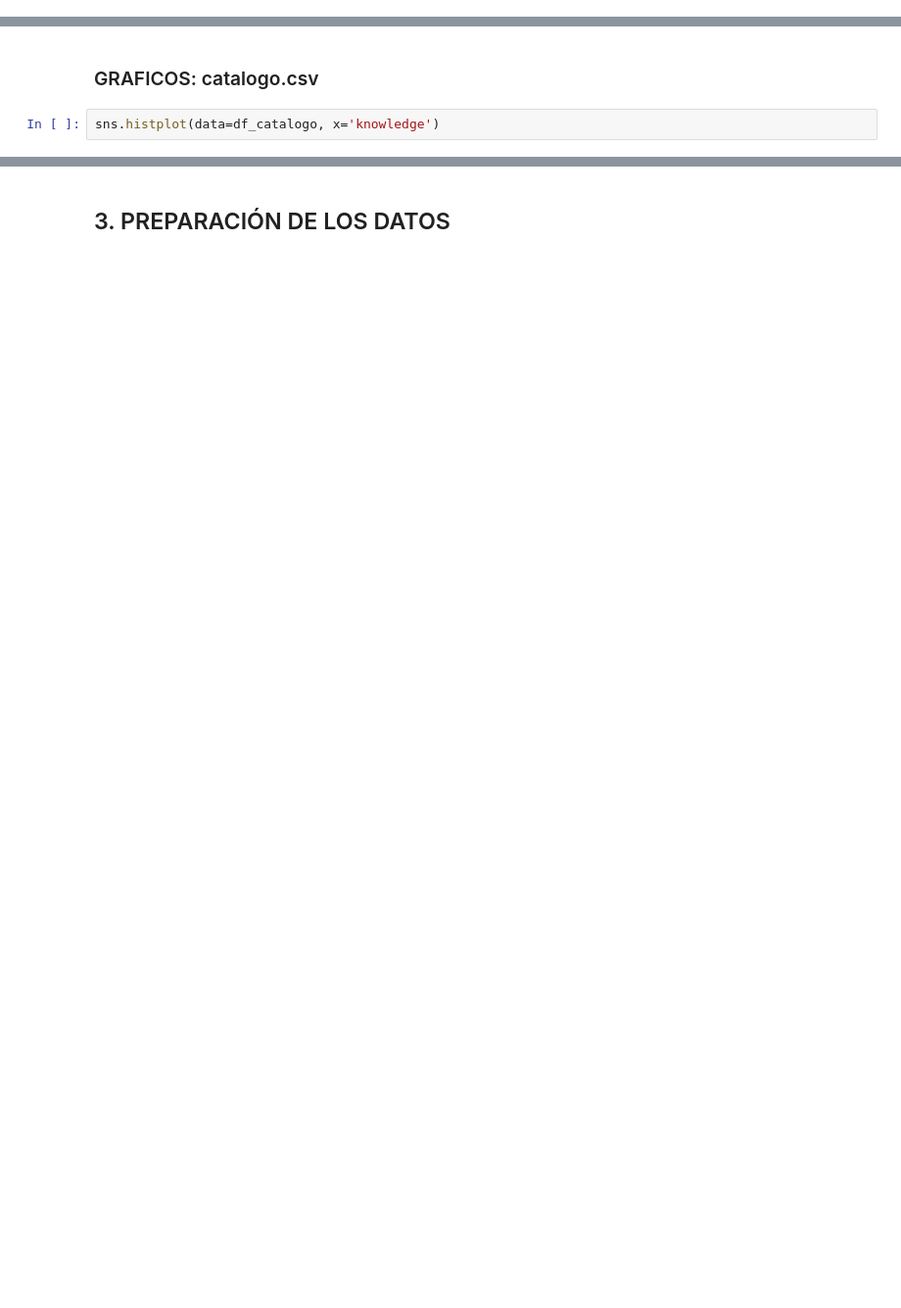
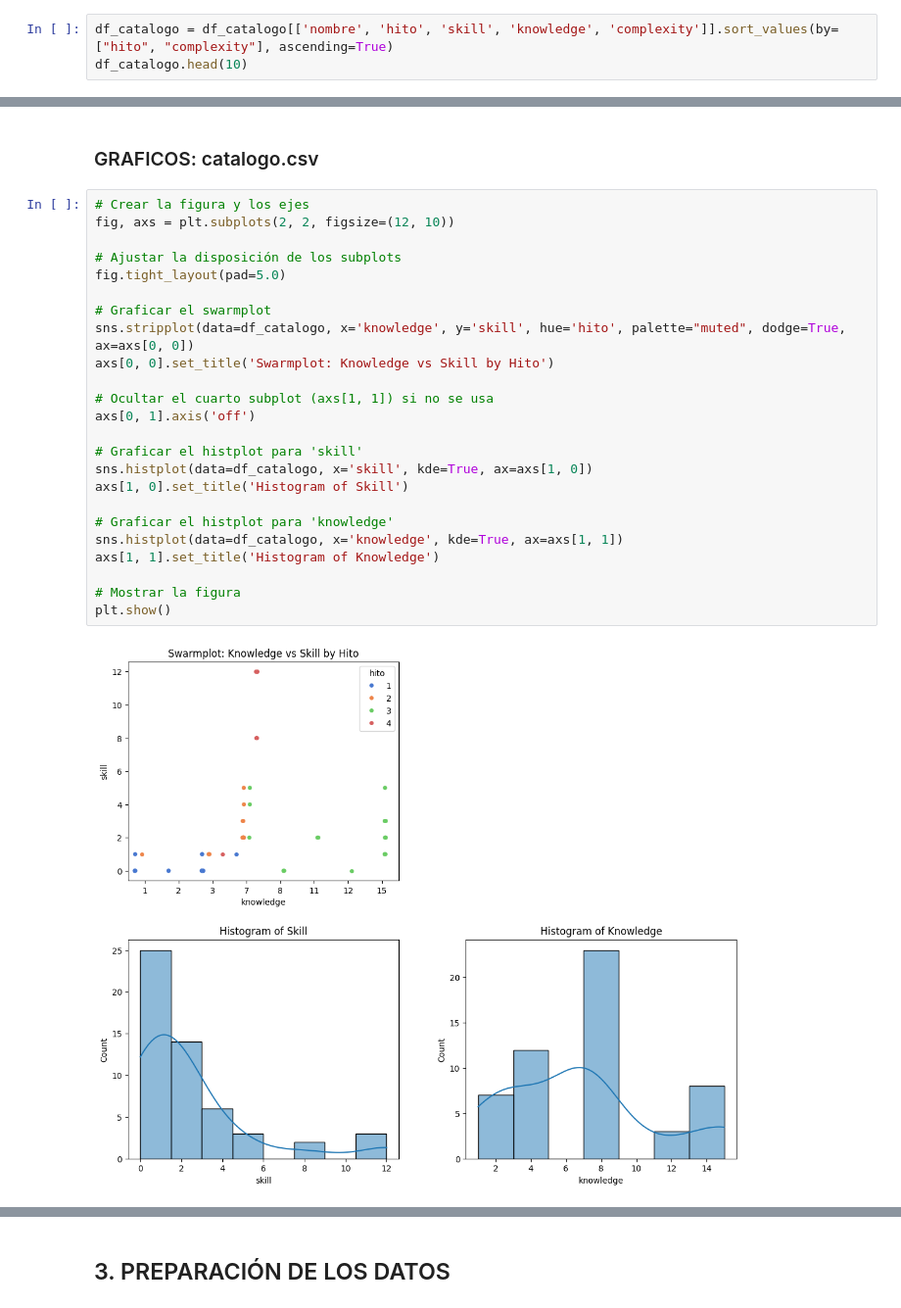
Before and after one commit to edgar-ramxs/RecSysUnab, a Jupyter notebook: RecSysUnab.ipynb, the cells around one changed output, grey strips where cells are left out. Shown at 98% size. Cells and saved outputs as stored; diff of their text form; blank space fills up the shorter version.

```diff
--- a/RecSysUnab.ipynb
+++ b/RecSysUnab.ipynb
@@ -258,0 +455,3 @@ plt.show()
+# %%
+df_catalogo = df_catalogo[['nombre', 'hito', 'skill', 'knowledge', 'complexity']].sort_values(by=["hito", "complexity"], ascending=True)
+df_catalogo.head(10)
@@ -259,5 +540,29 @@ plt.show()
 # %% [markdown]
 ### GRAFICOS: catalogo.csv
-# %%
-sns.histplot(data=df_catalogo, x='knowledge')
+# %%
+# Crear la figura y los ejes
+fig, axs = plt.subplots(2, 2, figsize=(12, 10))
+
+# Ajustar la disposición de los subplots
+fig.tight_layout(pad=5.0)
+
+# Graficar el swarmplot
+sns.stripplot(data=df_catalogo, x='knowledge', y='skill', hue='hito', palette="muted", dodge=True, ax=axs[0, 0])
+axs[0, 0].set_title('Swarmplot: Knowledge vs Skill by Hito')
+
+# Ocultar el cuarto subplot (axs[1, 1]) si no se usa
+axs[0, 1].axis('off')
+
+# Graficar el histplot para 'skill'
+sns.histplot(data=df_catalogo, x='skill', kde=True, ax=axs[1, 0])
+axs[1, 0].set_title('Histogram of Skill')
+
+# Graficar el histplot para 'knowledge'
+sns.histplot(data=df_catalogo, x='knowledge', kde=True, ax=axs[1, 1])
+axs[1, 1].set_title('Histogram of Knowledge')
+
+# Mostrar la figura
+plt.show()
+# %% [output]
+[figure, added]
 # %% [markdown]
```
Also changed, not shown: parts of 68 cells of this notebook, 10 other files.
